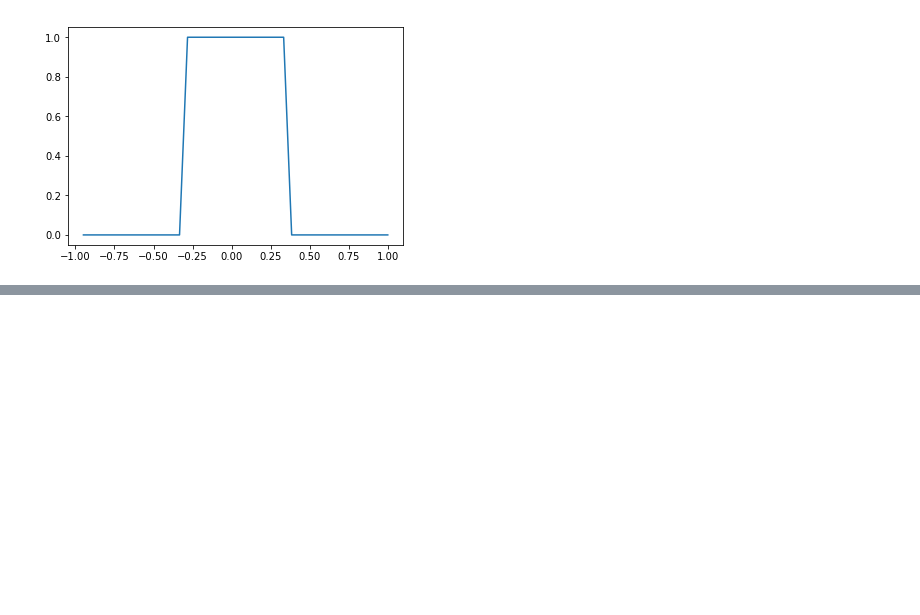
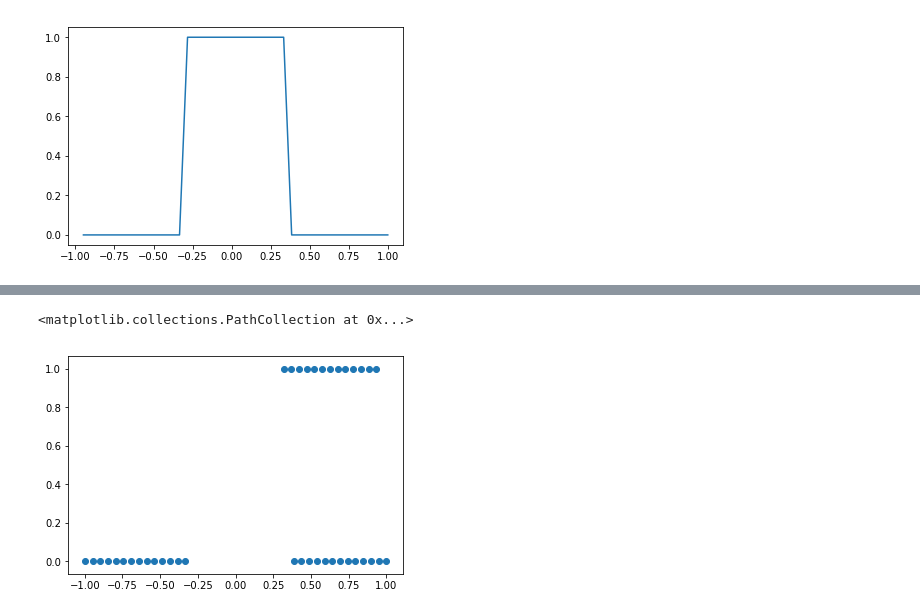
Before and after one commit to deeptavker/riemann_solver, a Jupyter notebook: Laney's problems.ipynb, the cells around one changed output, grey strips where cells are left out. Cells and saved outputs as stored; diff of their text form; code cells hidden in the pictures; blank space fills up the shorter version.

Commit message:
Added field velocity support for special case

```diff
--- a/Laney's problems.ipynb
+++ b/Laney's problems.ipynb
@@ -66,8 +66,8 @@ plt.plot(new_sim.particles.x[3:new_sim.nopart-3], new_sim.particles.phi[3:new_si
 Find u(x, 40)
 # %%
 %matplotlib inline
+from matplotlib import pyplot as plt
 from riemann import *
-from matplotlib import pyplot as plt
 
 ## Setup variables ##
 
@@ -109,6 +109,7 @@ for i in range(int(new_sim.tf/new_sim.dt)):
     new_sim.update_rho()
     new_sim.update_field_euler()
     new_sim.update_position_euler()
+    new_sim.sort_particles()
 #new_sim.compute_phi()
 plt.plot(new_sim.particles.x[3:new_sim.nopart-3], new_sim.particles.phi[3:new_sim.nopart-3])
 # %% [output]
@@ -116,0 +126,50 @@ plt.plot(new_sim.particles.x[3:new_sim.nopart-3], new_sim.particles.phi[3:new_si
+# %%
+%matplotlib inline
+from matplotlib import pyplot as plt
+from riemann import *
+
+## Setup variables ##
+
+points = np.linspace(-1,1,40)
+dx = points[1] - points[0]
+arr1 = [-1-dx*i for i in range(1,4)]
+arr1.reverse()
+extended_points = np.array(arr1 + list(points) + [1+dx*i for i in range(1,4)])
+points = extended_points
+
+dx = points[1] - points[0]
+hdx = 2
+h = hdx * dx
+dt = 0.01
+tf = 0.1
+times = np.linspace(0,tf,int(tf/dt))
+
+rho=range(len(points))
+for i in range(len(points)):
+    rho[i] = np.sum(vec_kernel(points[i] - points, h, 0))
+rho = np.array(rho, dtype='float32')
+
+phi = np.arange(len(points), dtype='float32')
+phi[:] = 0.0
+phi[np.where(abs(points)<(1.0/3))] = 1.0
+
+x = points
+
+particles = ParticleArray(name = 'batman', rho = rho, phi = phi, x = x, h = h)
+particles.tag[3:len(points)-3] = 1
+
+# Here tag = 1 means it is real and tag = 0 means it is a ghost particle
+
+new_sim = RiemannSolver1D(particles = particles, phi_initial = phi, kernel = vec_kernel, EGN = 1)
+
+new_sim.configure_solver(0.01, 0.6)
+#plt.plot(new_sim.particles.x)
+for i in range(int(new_sim.tf/new_sim.dt)):
+    new_sim.update_rho()
+    new_sim.update_field_euler()
+    new_sim.update_position_euler(field=True)
+#new_sim.compute_phi()
+plt.scatter(new_sim.particles.x[3:new_sim.nopart-3], new_sim.particles.phi[3:new_sim.nopart-3])
+# %% [output]
+<matplotlib.collections.PathCollection at 0x...>
+[figure, added]
```
Also changed, not shown: parts of 4 cells of this notebook, 2 other files.
